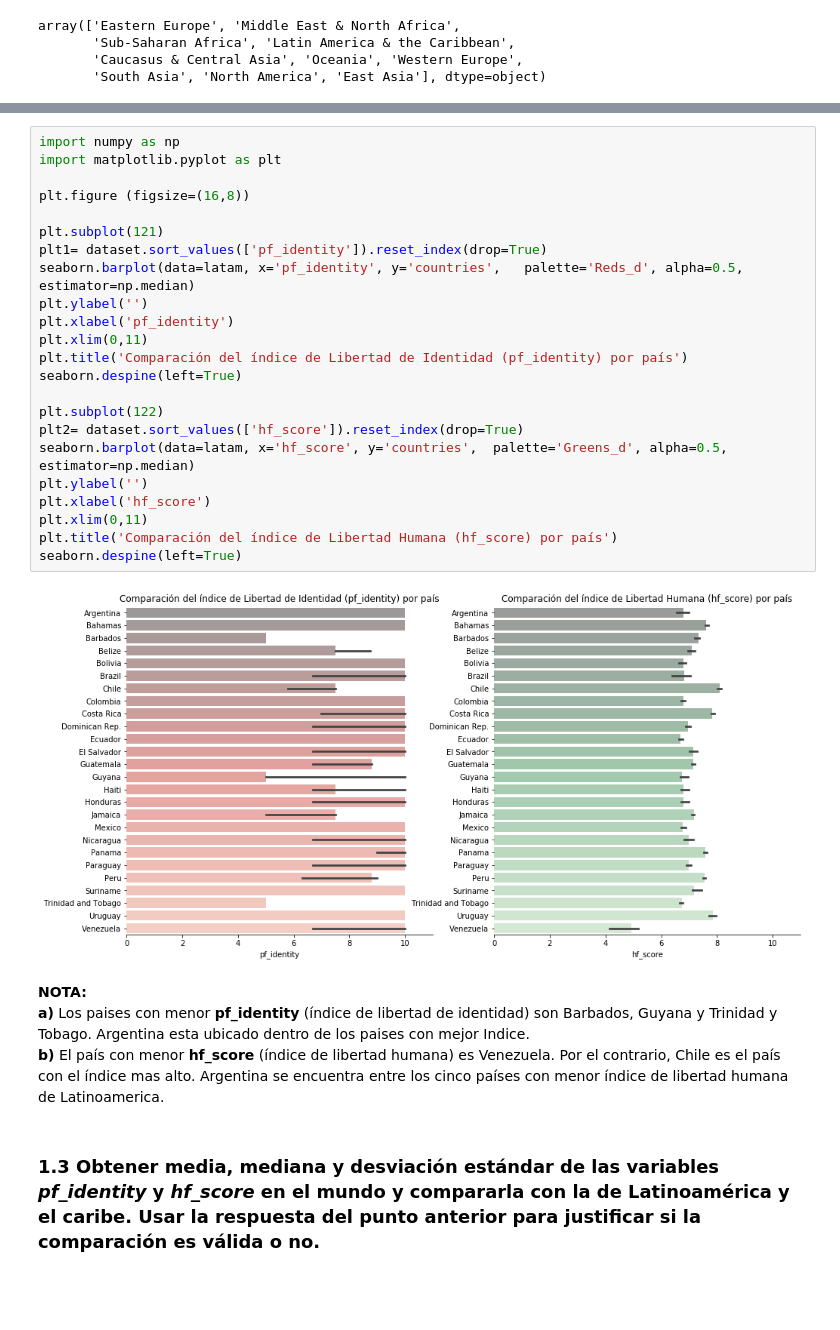
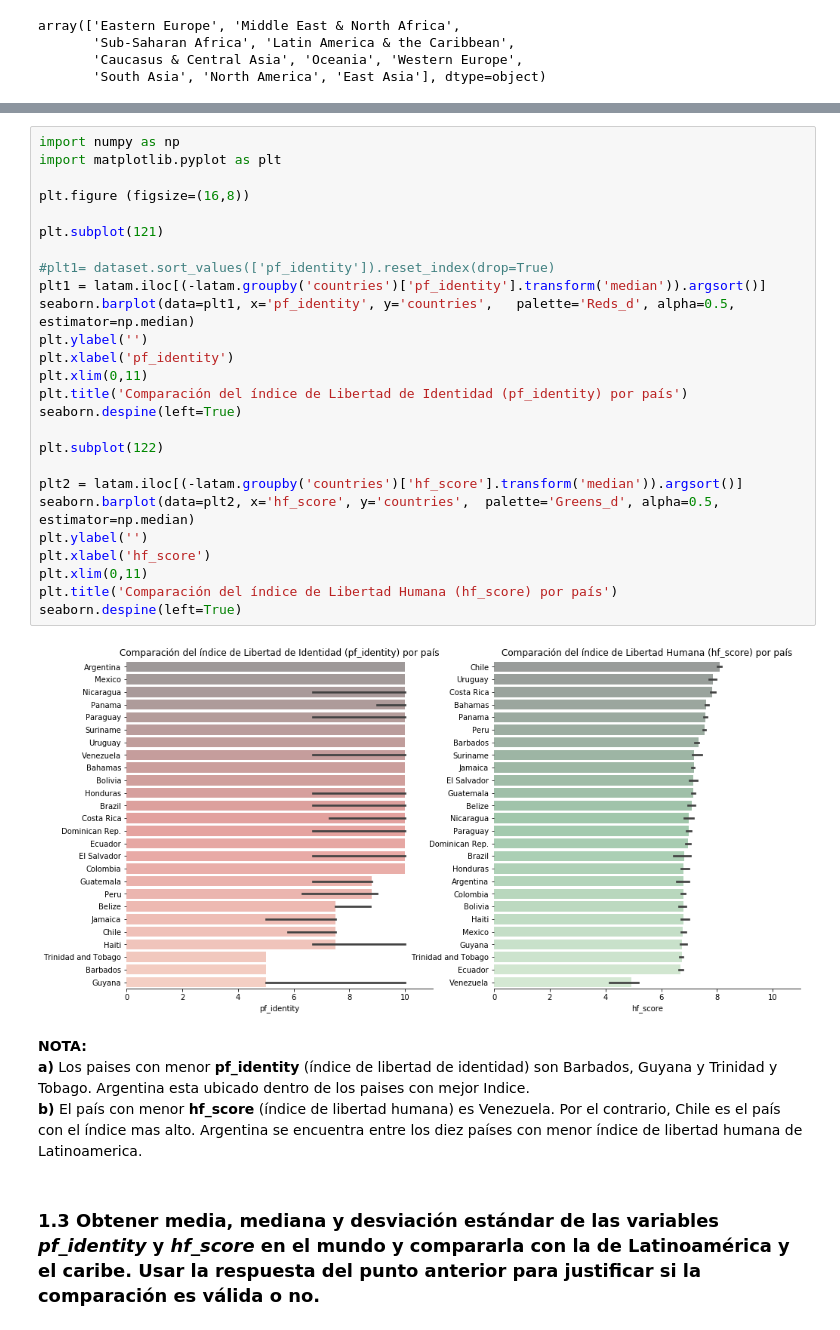
Before and after one commit to Verobornancini/DataScience_AnalisisyVisualizacion, a Jupyter notebook: practico.ipynb, the cells around one changed output, grey strips where cells are left out. Cells and saved outputs as stored; diff of their text form; blank space fills up the shorter version.

```diff
--- a/practico.ipynb
+++ b/practico.ipynb
@@ -202,32 +202,35 @@ latam[:3]
 # %%
 import numpy as np
 import matplotlib.pyplot as plt
 
 plt.figure (figsize=(16,8))
 
 plt.subplot(121)
-plt1= dataset.sort_values(['pf_identity']).reset_index(drop=True)
-seaborn.barplot(data=latam, x='pf_identity', y='countries',   palette='Reds_d', alpha=0.5, estimator=np.median)
+
+#plt1= dataset.sort_values(['pf_identity']).reset_index(drop=True)
+plt1 = latam.iloc[(-latam.groupby('countries')['pf_identity'].transform('median')).argsort()]
+seaborn.barplot(data=plt1, x='pf_identity', y='countries',   palette='Reds_d', alpha=0.5, estimator=np.median)
 plt.ylabel('')
 plt.xlabel('pf_identity')
 plt.xlim(0,11)
 plt.title('Comparación del índice de Libertad de Identidad (pf_identity) por país')
 seaborn.despine(left=True)
 
 plt.subplot(122)
-plt2= dataset.sort_values(['hf_score']).reset_index(drop=True)
-seaborn.barplot(data=latam, x='hf_score', y='countries',  palette='Greens_d', alpha=0.5, estimator=np.median)
+
+plt2 = latam.iloc[(-latam.groupby('countries')['hf_score'].transform('median')).argsort()]
+seaborn.barplot(data=plt2, x='hf_score', y='countries',  palette='Greens_d', alpha=0.5, estimator=np.median)
 plt.ylabel('')
 plt.xlabel('hf_score')
 plt.xlim(0,11)
 plt.title('Comparación del índice de Libertad Humana (hf_score) por país')
 seaborn.despine(left=True)
 # %% [output]
-[figure, old version]
+[figure, new version]
 # %% [markdown]
 **NOTA:**
 **a)** Los paises con menor **pf_identity** (índice de libertad de identidad) son Barbados, Guyana y Trinidad y Tobago. Argentina esta ubicado dentro de los paises con mejor Indice.
-**b)** El país con menor **hf_score** (índice de libertad humana) es Venezuela. Por el contrario, Chile es el país con el índice mas alto. Argentina se encuentra entre los cinco países con menor índice de libertad humana de Latinoamerica.
+**b)** El país con menor **hf_score** (índice de libertad humana) es Venezuela. Por el contrario, Chile es el país con el índice mas alto. Argentina se encuentra entre los diez países con menor índice de libertad humana de Latinoamerica.
 # %% [markdown]
 ### **1.3** Obtener media, mediana y desviación estándar de las variables *pf_identity* y *hf_score* en el mundo y compararla con la de Latinoamérica y el caribe. Usar la respuesta del punto anterior para justificar si la comparación es válida o no.
 # %%
```
Also changed, not shown: parts of 19 cells of this notebook.
